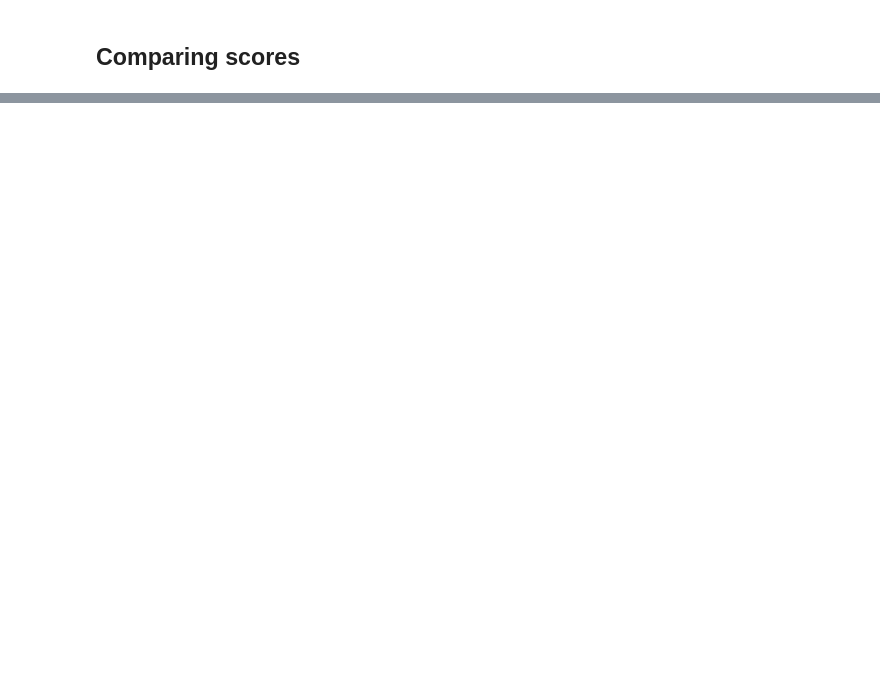
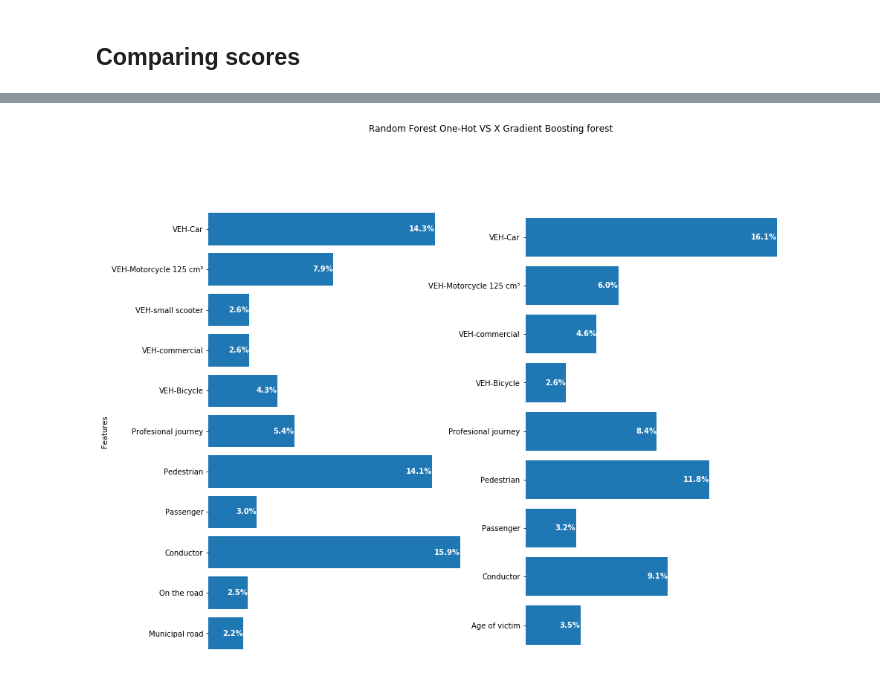
Before and after one commit to Chente-informa/Coursera_Capstone, a Jupyter notebook: Capstone_accident_severity_prediction_final_assigment.ipynb, the cells around one changed output, grey strips where cells are left out. Drawn from its saved outputs; the diff is of its cells as text; code cells hidden in the pictures; blank space fills up the shorter version.

```diff
--- a/Capstone_accident_severity_prediction_final_assigment.ipynb
+++ b/Capstone_accident_severity_prediction_final_assigment.ipynb
@@ -346,0 +362,46 @@ F1-Score: 0.738
+# %%
+F_rf_pri = pd.DataFrame(model_rf.feature_importances_, index=X.columns)
+F_rf_pri = F_rf_pri.drop(F_rf_pri[(F_rf_pri[0]<0.0217)].index)
+F_xgb_pri = pd.DataFrame(model_boosting.feature_importances_, index=X.columns)
+F_xgb_pri = F_xgb_pri.drop(F_xgb_pri[(F_xgb_pri[0]<0.024)].index)
+F_xgb_pri = F_xgb_pri.reindex(["an_nais", 'catu_1', 'catu_2', 'catu_3', 'trajet_4.0'
+                               ,'catv_1', 'catv_10', 'catv_33', 'catv_7', ])
+
+n_rf_feat = len(F_rf_pri)
+n_xgb_feat = len(F_xgb_pri)
+
+field_content = ["catr_4","situ_1.0", 'catu_1', 'catu_2', 'catu_3', 'trajet_4.0','catv_1'
+                 , 'catv_10', 'catv_30', 'catv_33', 'catv_7', "an_nais"]
+field_label = ["Municipal road","On the road","Conductor","Passenger","Pedestrian", "Profesional journey", "VEH-Bicycle"
+               , "VEH-commercial", "VEH-small scooter", "VEH-Motorcycle 125 cm³", "VEH-Car", "Age of victim"]
+
+fig, (ax1, ax2) = plt.subplots(1, 2, figsize=(14,12))
+fig.suptitle(" Random Forest One-Hot VS X Gradient Boosting forest")
+
+ax1.barh(range(n_rf_feat), F_rf_pri[0], align="center")
+ax1.set(xlabel= "Feature importance",
+        ylabel = "Features",
+        ylim= [-1, n_rf_feat])
+ax1.set_yticks(np.arange(n_rf_feat))
+rf_feat_pri_label=pd.DataFrame(F_rf_pri.index.values).replace(field_content, field_label)
+for i, v in enumerate(F_rf_pri[0]):
+    ax1.text(v, i, str(round(v*100,1))+"%",  va="center",ha='right',color="white", fontweight='bold')
+ax1.set_yticklabels(rf_feat_pri_label[0])#F_import.index.values)
+ax1.xaxis.set_visible(False)
+for pos in ['right','top','bottom','left']:
+    ax1.spines[pos].set_visible(False)
+
+
+ax2.barh(range(n_xgb_feat), F_xgb_pri[0], align="center")
+ax2.set_yticks(np.arange(n_xgb_feat))
+xgb_feat_pri_label=pd.DataFrame(F_xgb_pri.index.values).replace(field_content, field_label)
+for i, v in enumerate(F_xgb_pri[0]):
+    ax2.text(v, i, str(round(v*100,1))+"%",  va="center",ha='right',color="white", fontweight='bold')
+
+ax2.set_yticklabels(xgb_feat_pri_label[0])
+ax2.set(xlabel = "Feature importance", ylim= [-1, n_xgb_feat])
+ax2.xaxis.set_visible(False)
+for pos in ['right','top','bottom','left']:
+    ax2.spines[pos].set_visible(False)
+# %% [output]
+[figure, added]
```
Also changed, not shown: parts of 21 cells of this notebook.
